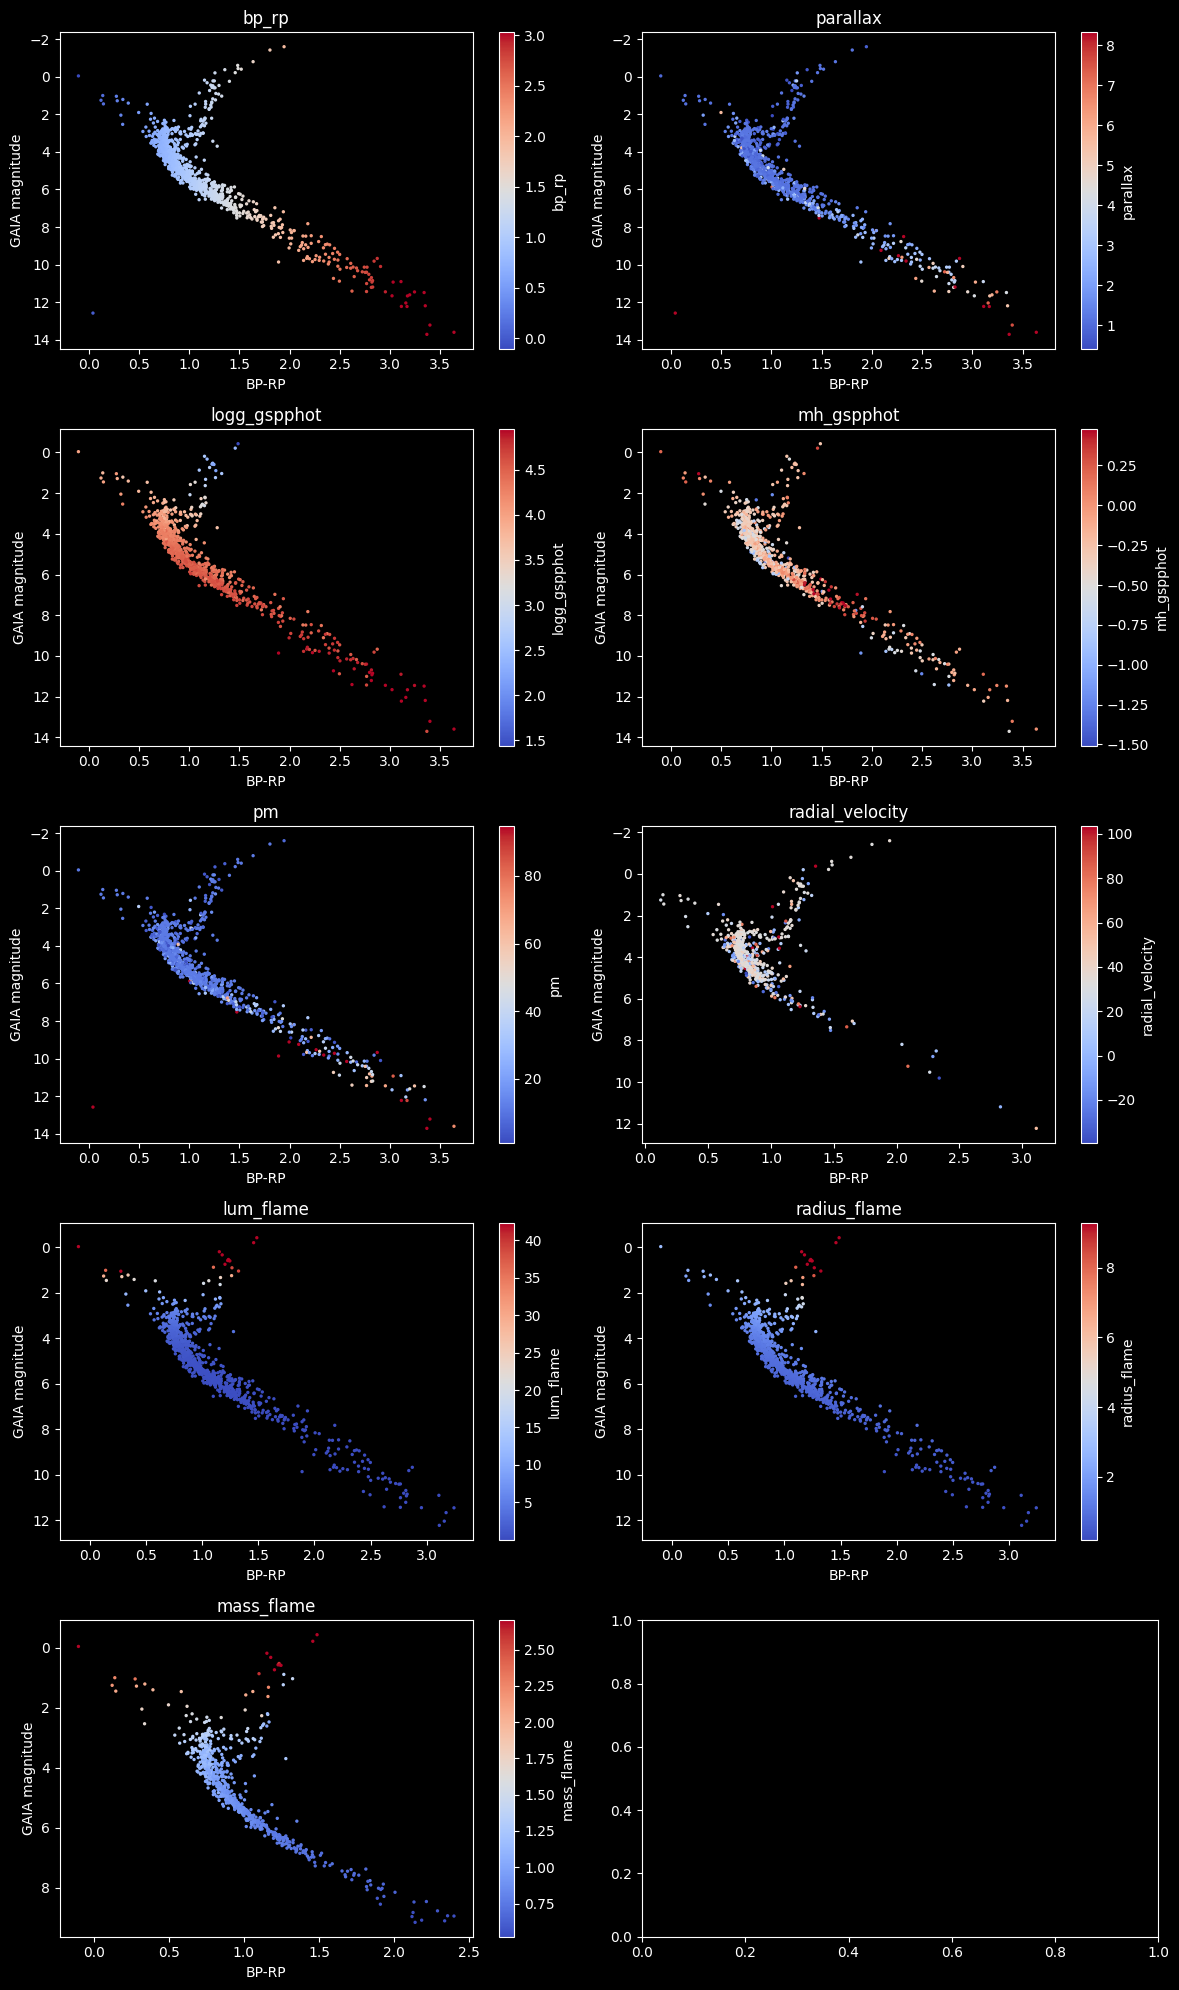
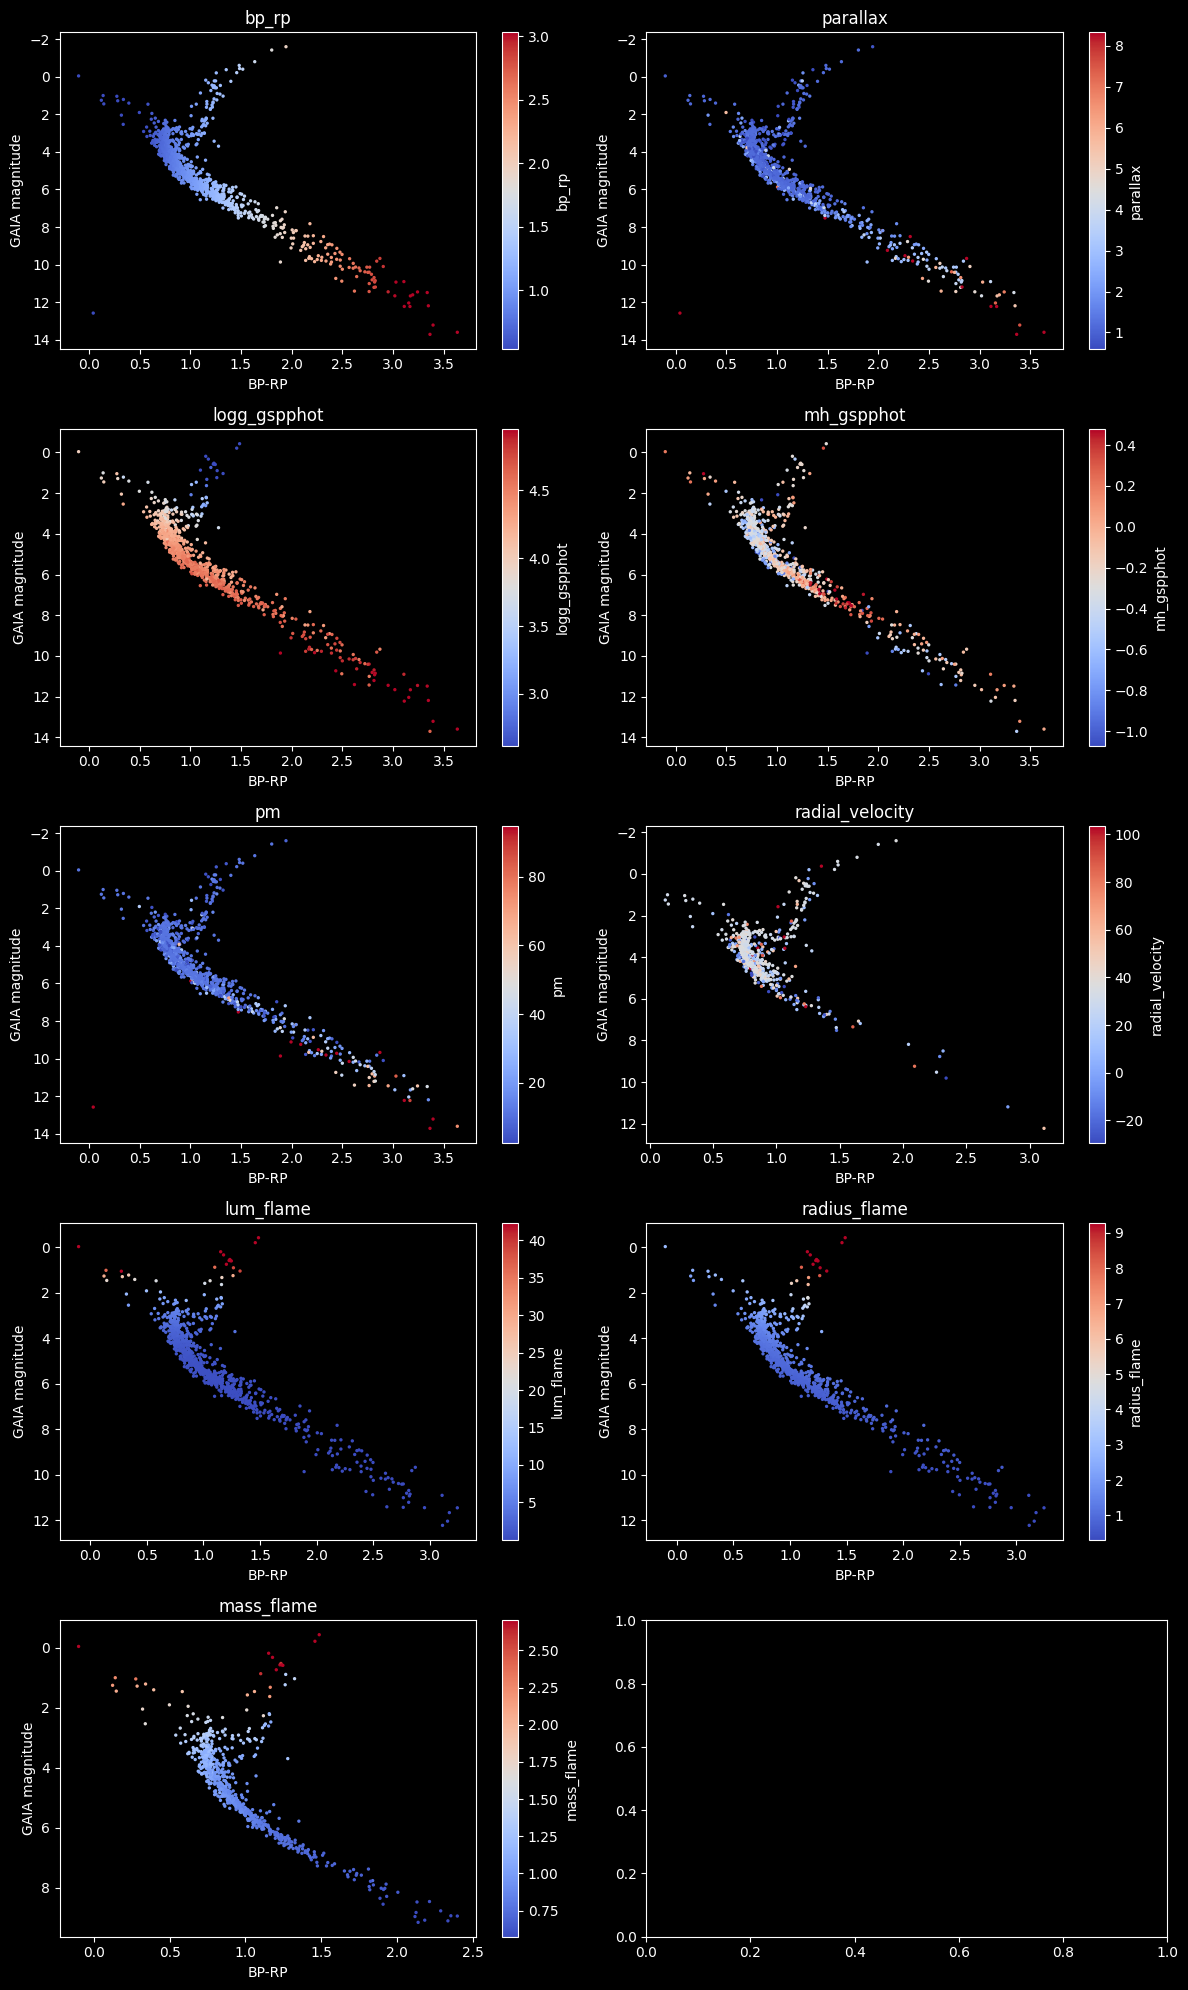
The notebook cell's code change between the first figure and the second:
--- before
+++ after
@@ -4,5 +4,5 @@
 for ax, param in zip(axs.flat, params):
     ax.yaxis.set_inverted(True)
-    sc = ax.scatter(df["bp_rp"], df["mag"], s=2, cmap="coolwarm", c=df[param], vmax=np.nanpercentile(df[param], 99))
+    sc = ax.scatter(df["bp_rp"], df["mag"], s=2, cmap="coolwarm", c=df[param], vmax=np.nanpercentile(df[param], 99), vmin=np.nanpercentile(df[param], 1))
     ax.set_xlabel("BP-RP")
     ax.set_ylabel("GAIA magnitude")

Commit: Complete plotting function